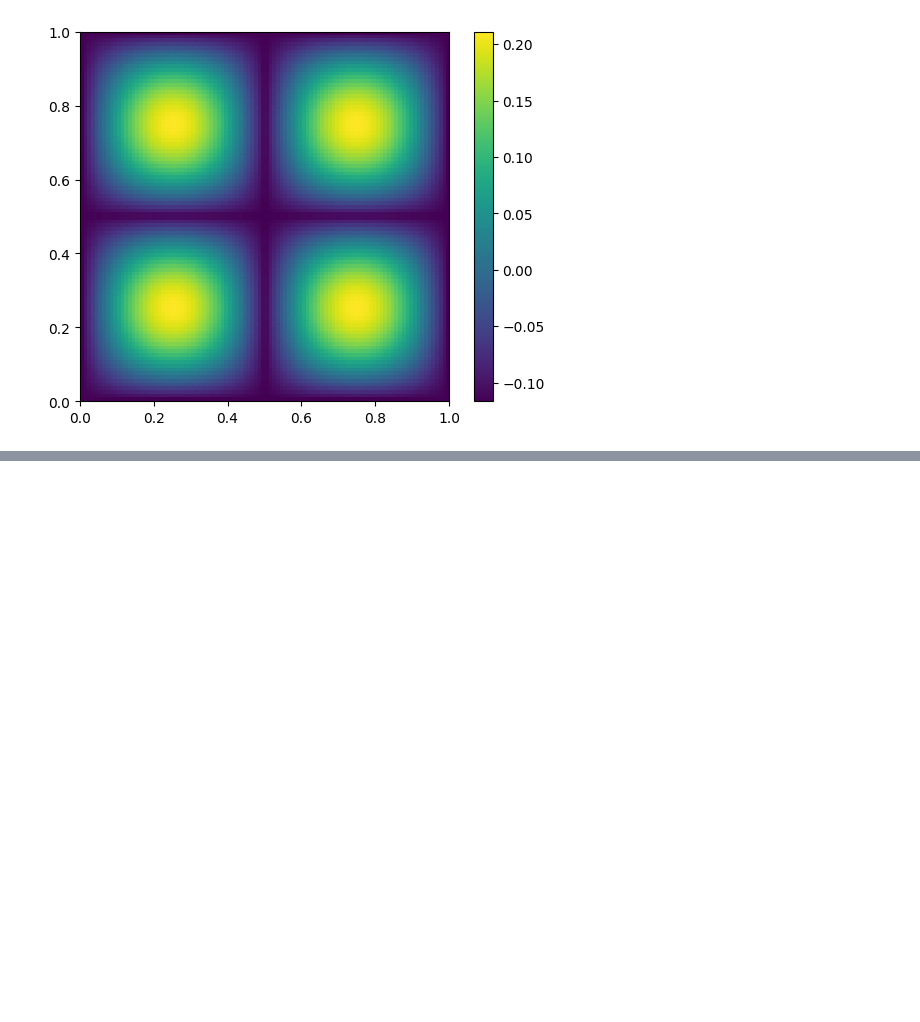
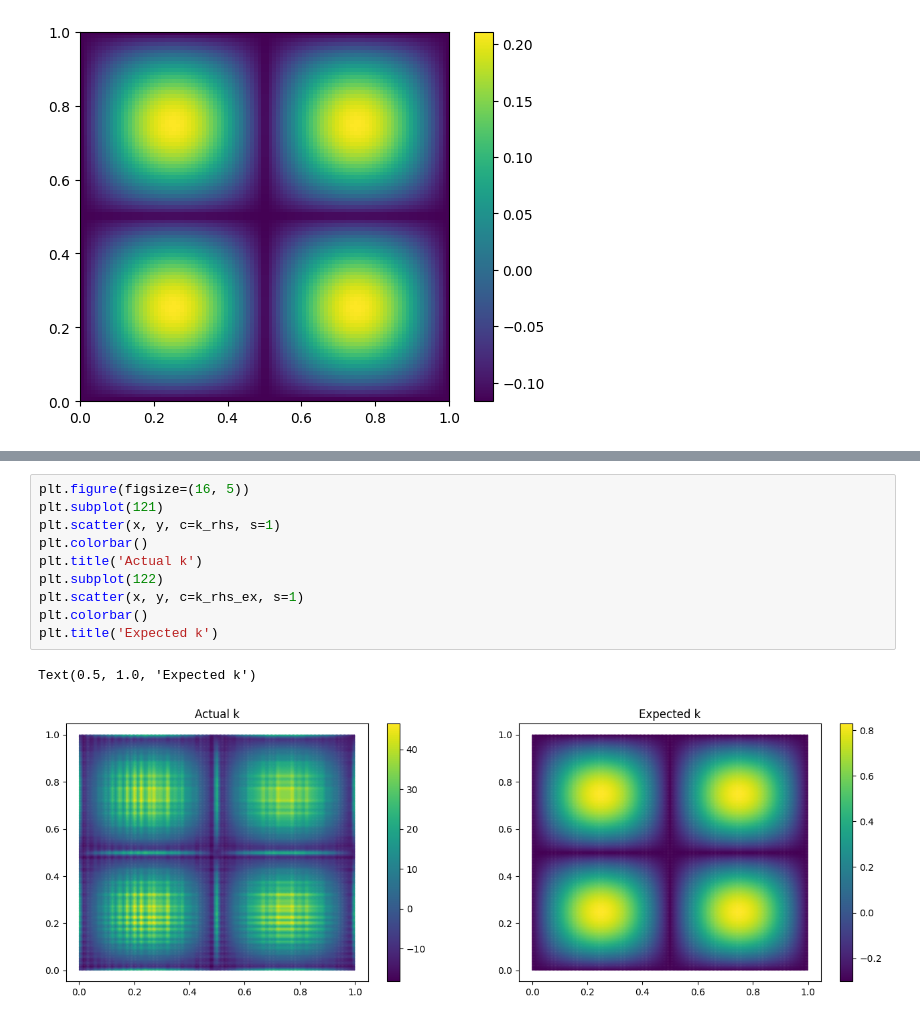
Before and after one commit to Prajwal-Prathiksh/ddp-thesis, a Jupyter notebook: code/test_k_eps_eqns.ipynb, the cells around one changed output, grey strips where cells are left out. Cells and saved outputs as stored; diff of their text form; blank space fills up the shorter version.

```diff
--- a/code/test_k_eps_eqns.ipynb
+++ b/code/test_k_eps_eqns.ipynb
@@ -144,0 +210,13 @@ plt.colorbar()
+# %%
+plt.figure(figsize=(16, 5))
+plt.subplot(121)
+plt.scatter(x, y, c=k_rhs, s=1)
+plt.colorbar()
+plt.title('Actual k')
+plt.subplot(122)
+plt.scatter(x, y, c=k_rhs_ex, s=1)
+plt.colorbar()
+plt.title('Expected k')
+# %% [output]
+Text(0.5, 1.0, 'Expected k')
+[figure, added]
```
Also changed, not shown: parts of 15 cells of this notebook.
